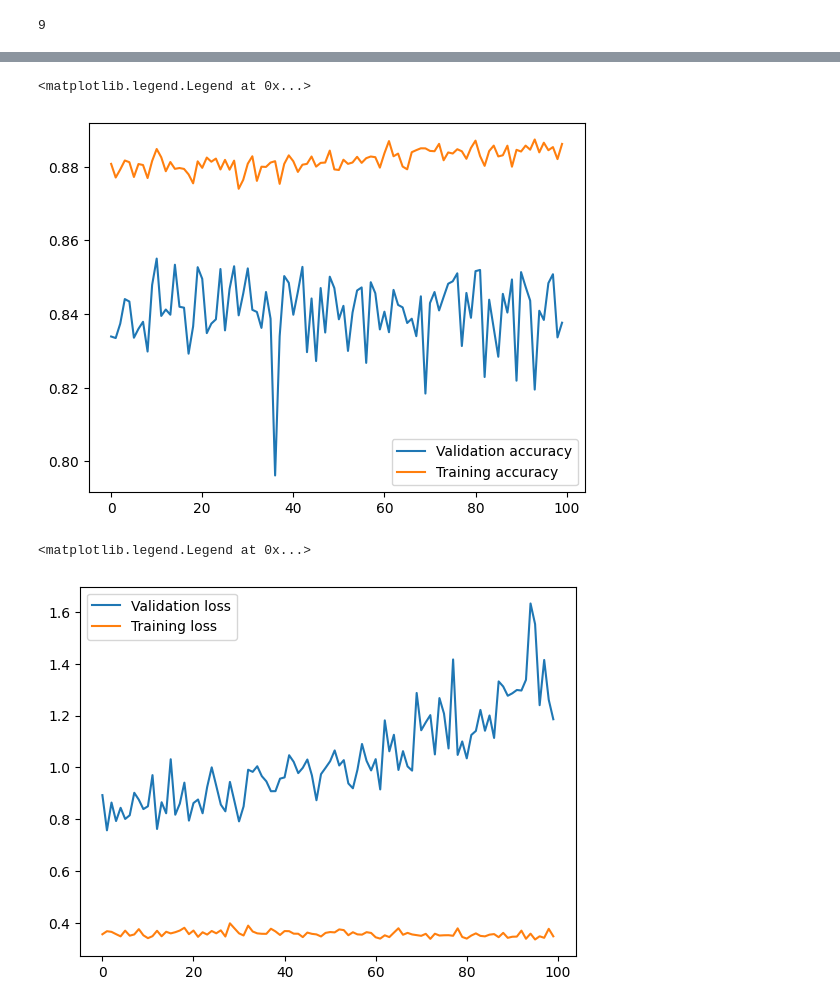
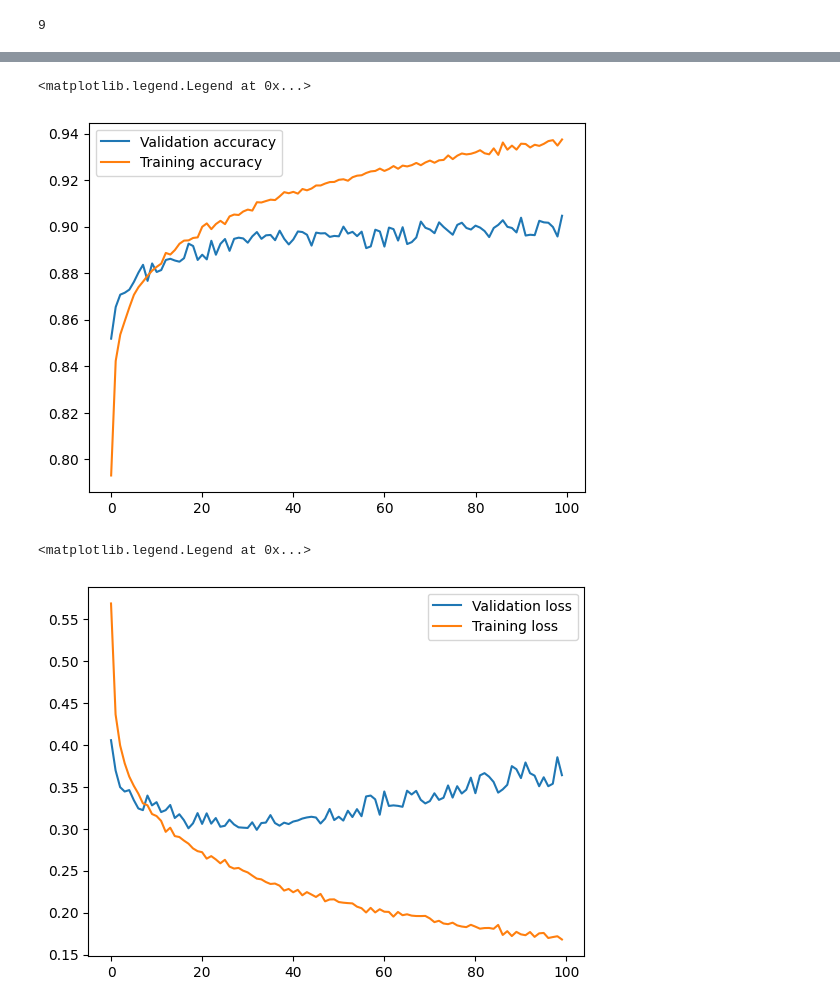
Before and after one commit to a-p-hadi/deeplearning-tensorflow2-notebooks, a Jupyter notebook: homework/ex1-mlp-iris.ipynb, the cells around one changed output, grey strips where cells are left out. Saved outputs shown, nothing was run; the diff lists cells and outputs as text; code cells hidden in the pictures.

```diff
--- a/homework/ex1-mlp-iris.ipynb
+++ b/homework/ex1-mlp-iris.ipynb
@@ -254,14 +258,20 @@ plt.imshow(train_images[50000])
 print(train_labels[50000])
 # %% [output]
 9
+# %%
+x_train = train_images.astype('float32')
+x_test = test_images.astype('float32')
+x_train /= 255
+x_test /= 255
 # %%
 from keras.layers import Flatten
 model = Sequential()
 model.add(Flatten(input_shape=(28,28)))
-model.add(Dense(256, activation='relu'))
-# model.add(Dropout(0.4))
-# model.add(Dense(64, activation='relu'))
-# model.add(Dropout(0.3))
+model.add(Dense(768, activation='relu'))
+model.add(Dropout(0.4))
+model.add(Dense(512, activation='relu'))
+# model.add(Dense(256, activation='relu'))
+model.add(Dropout(0.3))
 model.add(Dense(10))
 # %%
 model.summary()
@@ -284,10 +296,10 @@ _________________________________________________________________
 # %%
 model.compile(loss=tf.keras.losses.SparseCategoricalCrossentropy(from_logits=True),
               optimizer='adam',
-              metrics=['accuracy'])
-history = model.fit(train_images, train_labels,
+              metrics=['sparse_categorical_accuracy'])
+history = model.fit(x_train, train_labels,
           epochs=100,
-          batch_size=32,
+          batch_size=64,
           validation_split=0.2)
 # %% [output]
 Epoch 1/100
@@ -317,17 +329,17 @@ Testing loss: 1.26, acc: 0.83%
 # %%
-plt.plot(history.history['val_accuracy'])
-plt.plot(history.history['accuracy'])
+plt.plot(history.history['val_sparse_categorical_accuracy'])
+plt.plot(history.history['sparse_categorical_accuracy'])
 plt.legend(['Validation accuracy', 'Training accuracy'])
 # %% [output]
 <matplotlib.legend.Legend at 0x...>
-[figure, old version]
+[figure, new version]
 # %%
 plt.plot(history.history['val_loss'])
 plt.plot(history.history['loss'])
 plt.legend(['Validation loss', 'Training loss'])
 # %% [output]
 <matplotlib.legend.Legend at 0x...>
-[figure, old version]
+[figure, new version]
 # %%
 predicted_classes = model.predict(test_images)
 predicted_labels = np.argmax(predicted_classes, axis=1)
```
Also changed, not shown: parts of 11 cells of this notebook, 16 other files.
